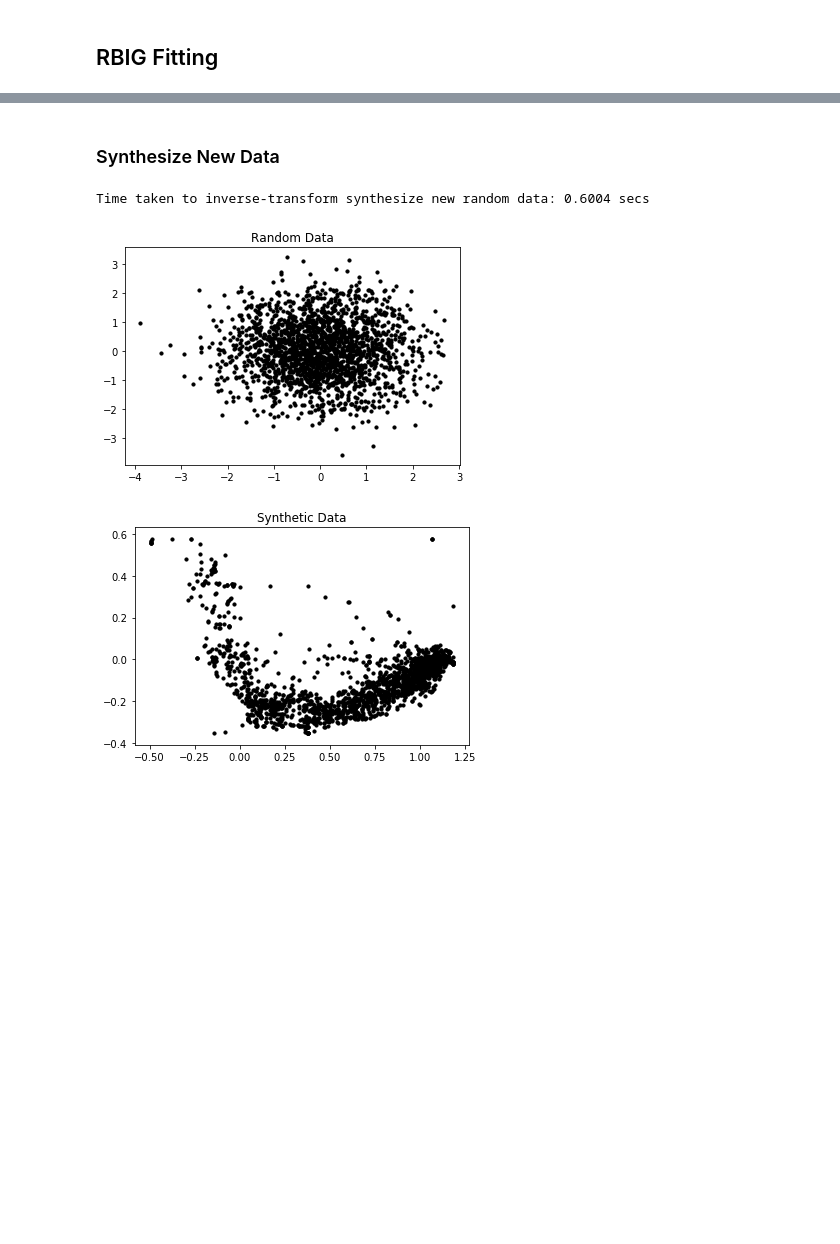
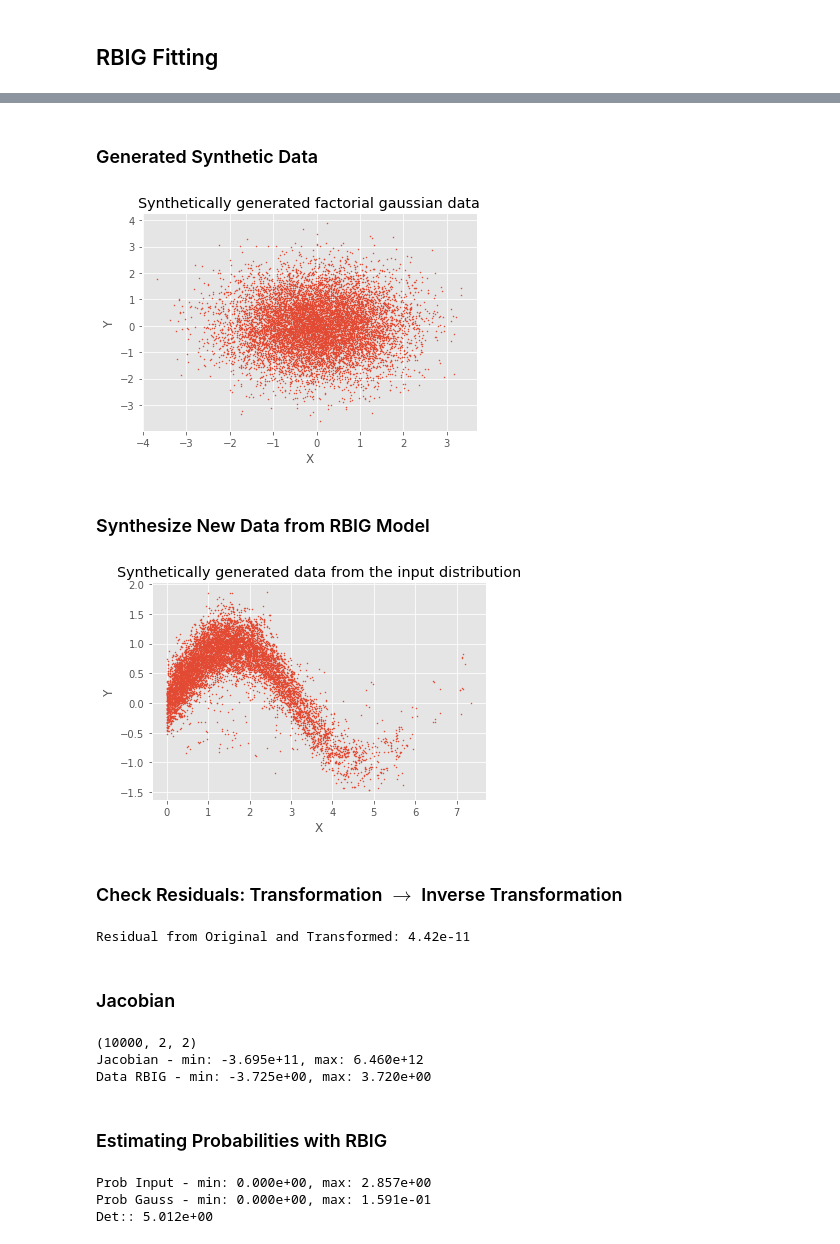
Before and after one commit to IPL-UV/rbig, a Jupyter notebook: src/rbig_demo.ipynb, the cells around one changed output, grey strips where cells are left out. Cells and saved outputs as stored; diff of their text form; code cells hidden in the pictures; blank space fills up the shorter version.

```diff
--- a/src/rbig_demo.ipynb
+++ b/src/rbig_demo.ipynb
@@ -84,22 +76,59 @@ Time taken to transform new data: 1.1153 secs
+# %% [markdown]
+### Generated Synthetic Data
+# %%
+data_synthetic = rng.randn(data.shape[0], data.shape[1])
+
+fig, ax = plt.subplots()
+ax.scatter(data_synthetic[:, 0], data_synthetic[:, 1], s=1)
+ax.set_xlabel('X')
+ax.set_ylabel('Y')
+ax.set_title('Synthetically generated factorial gaussian data')
+plt.show()
+# %% [output]
+[figure, added]
 # %% [markdown]
-### Synthesize New Data
+### Synthesize New Data from RBIG Model
-# %%
-# create a random matrix with a normal distribution
-generator = check_random_state(seed=random_state)
-x_random = generator.randn(num_points, x_train.shape[1])
-
-# use the inverse transform to synthesize
-t0 = time()
-
-x_synthetic = RBIG_model.inverse_transform(x_random)
-
-t1 = time() - t0
-print('Time taken to inverse-transform '
-      + 'synthesize new random data: {:.4f} secs'.format(t1))
-
-plot_toydata(x_random, 'Random Data')
-plot_toydata(x_synthetic, 'Synthetic Data')
-# %% [output]
-Time taken to inverse-transform synthesize new random data: 0.6004 secs
-[figure, removed]
-[figure, removed]
+# %%
+data_original_synthetic = rbig_model.inverse_transform(data_synthetic)
+
+fig, ax = plt.subplots()
+ax.scatter(data_original_synthetic[:, 0], data_original_synthetic[:, 1], s=1)
+ax.set_xlabel('X')
+ax.set_ylabel('Y')
+ax.set_title('Synthetically generated data from the input distribution')
+plt.show()
+# %% [output]
+[figure, added]
+# %% [markdown]
+### Check Residuals: Transformation $\rightarrow$ Inverse Transformation
+# %%
+data_inverted = rbig_model.inverse_transform(data_trans)
+residual = np.abs(data - data_inverted).sum().sum()
+
+print(f'Residual from Original and Transformed: {residual:.2e}')
+# %% [output]
+Residual from Original and Transformed: 4.42e-11
+# %% [markdown]
+### Jacobian
+# %%
+jacobian, data_rbig = rbig_model.jacobian(data)
+
+print(jacobian.shape)
+
+print(f"Jacobian - min: {jacobian.min():.3e}, max: {jacobian.max():.3e}")
+print(f"Data RBIG - min: {data_rbig.min():.3e}, max: {data_rbig.max():.3e}")
+# %% [output]
+(10000, 2, 2)
+Jacobian - min: -3.695e+11, max: 6.460e+12
+Data RBIG - min: -3.725e+00, max: 3.720e+00
+# %% [markdown]
+### Estimating Probabilities with RBIG
+# %%
+prob_input, prob_gauss = rbig_model.estimate_prob(data, domain='both', n_trials=10)
+print(f"Prob Input - min: {prob_input.min():.3e}, max: {prob_input.max():.3e}")
+print(f"Prob Gauss - min: {prob_gauss.min():.3e}, max: {prob_gauss.max():.3e}")
+print(f"Det:: {rbig_model.det_jacobians:.3e}")
+# %% [output]
+Prob Input - min: 0.000e+00, max: 2.857e+00
+Prob Gauss - min: 0.000e+00, max: 1.591e-01
+Det:: 5.012e+00
```
Also changed, not shown: parts of 15 cells of this notebook, 3 other files.
